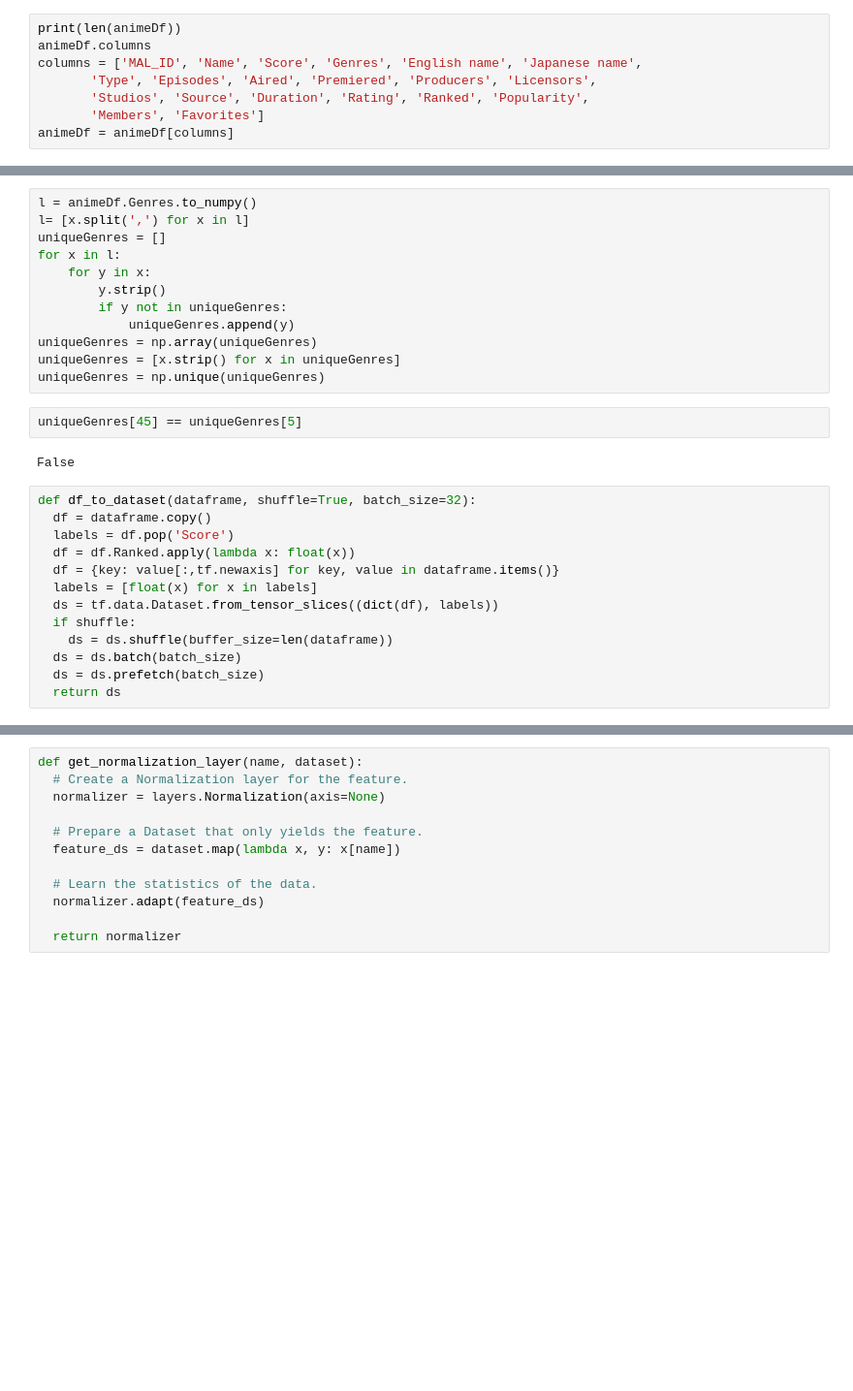
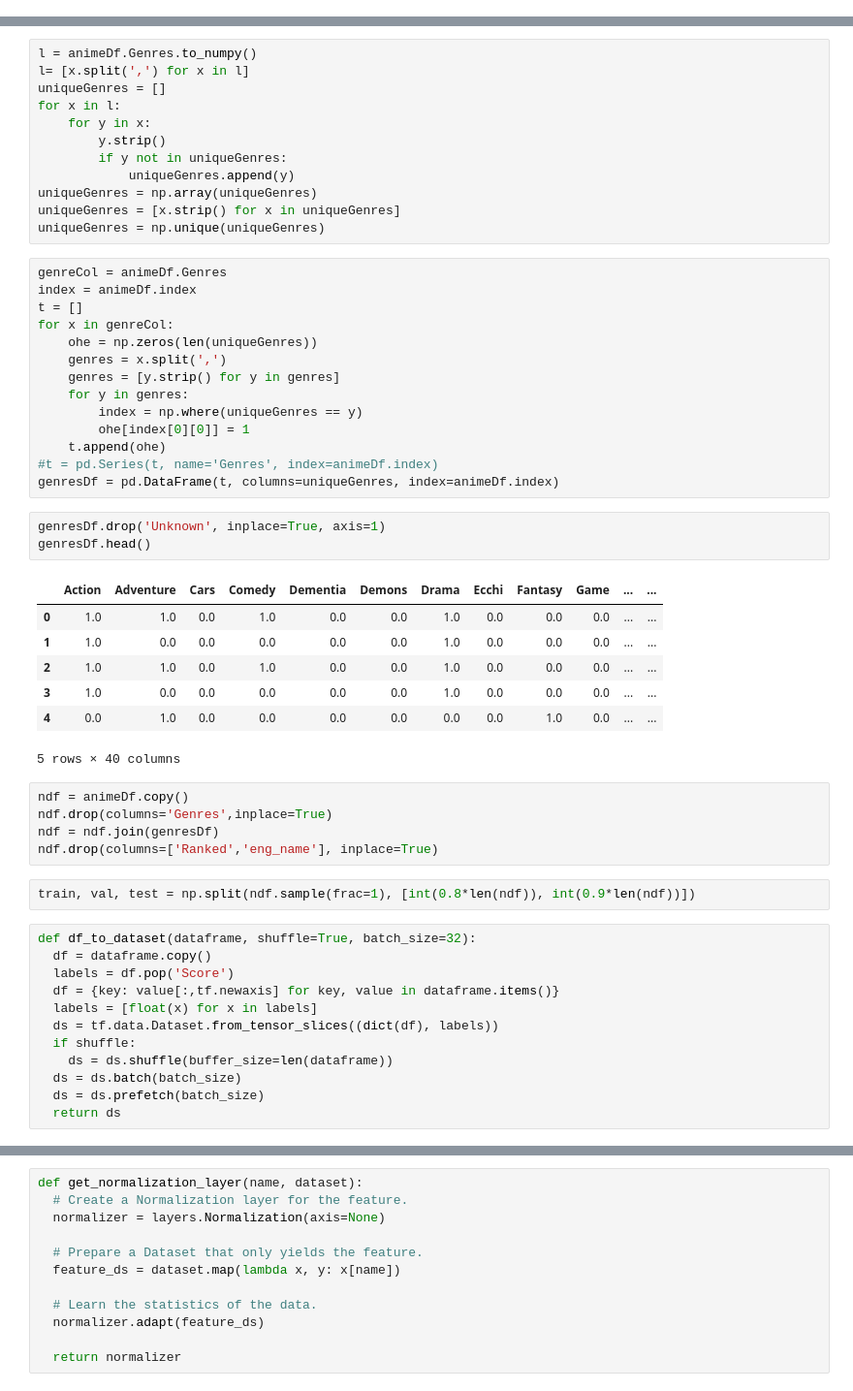
Before and after one commit to CalebWelch/tensorflow-exercises, a Jupyter notebook: animeAnalysis/predictionsModel.ipynb, the cells around one changed output, grey strips where cells are left out. Shown at 97% size. Cells and saved outputs as stored; diff of their text form; blank space fills up the shorter version.

Commit message:
working on fitting data properly

```diff
--- a/animeAnalysis/predictionsModel.ipynb
+++ b/animeAnalysis/predictionsModel.ipynb
@@ -6,11 +6,3 @@ from tensorflow import keras
 from tensorflow.keras import layers
 # %%
 animeDf = pd.read_csv('anime.csv')
-# %%
-print(len(animeDf))
-animeDf.columns
-columns = ['MAL_ID', 'Name', 'Score', 'Genres', 'English name', 'Japanese name',
-       'Type', 'Episodes', 'Aired', 'Premiered', 'Producers', 'Licensors',
-       'Studios', 'Source', 'Duration', 'Rating', 'Ranked', 'Popularity',
-       'Members', 'Favorites']
-animeDf = animeDf[columns]
@@ -77,15 +51,42 @@ for x in l:
 uniqueGenres = np.array(uniqueGenres)
 uniqueGenres = [x.strip() for x in uniqueGenres]
 uniqueGenres = np.unique(uniqueGenres)
-# %%
-uniqueGenres[45] == uniqueGenres[5]
-# %% [output]
-False
+# %%
+genreCol = animeDf.Genres
+index = animeDf.index
+t = []
+for x in genreCol:
+	ohe = np.zeros(len(uniqueGenres))
+	genres = x.split(',')
+	genres = [y.strip() for y in genres]
+	for y in genres:
+		index = np.where(uniqueGenres == y)
+		ohe[index[0][0]] = 1
+	t.append(ohe)
+#t = pd.Series(t, name='Genres', index=animeDf.index)
+genresDf = pd.DataFrame(t, columns=uniqueGenres, index=animeDf.index)
+# %%
+genresDf.drop('Unknown', inplace=True, axis=1)
+genresDf.head()
+# %% [output]
+|  | Action | Adventure | Cars | Comedy | Dementia | Demons | Drama | Ecchi | Fantasy | Game | ... | ... |
+| 0 | 1.0 | 1.0 | 0.0 | 1.0 | 0.0 | 0.0 | 1.0 | 0.0 | 0.0 | 0.0 | ... | ... |
+| 1 | 1.0 | 0.0 | 0.0 | 0.0 | 0.0 | 0.0 | 1.0 | 0.0 | 0.0 | 0.0 | ... | ... |
+| 2 | 1.0 | 1.0 | 0.0 | 1.0 | 0.0 | 0.0 | 1.0 | 0.0 | 0.0 | 0.0 | ... | ... |
+| 3 | 1.0 | 0.0 | 0.0 | 0.0 | 0.0 | 0.0 | 1.0 | 0.0 | 0.0 | 0.0 | ... | ... |
+| 4 | 0.0 | 1.0 | 0.0 | 0.0 | 0.0 | 0.0 | 0.0 | 0.0 | 1.0 | 0.0 | ... | ... |
+5 rows × 40 columns
+# %%
+ndf = animeDf.copy()
+ndf.drop(columns='Genres',inplace=True)
+ndf = ndf.join(genresDf)
+ndf.drop(columns=['Ranked','eng_name'], inplace=True)
+# %%
+train, val, test = np.split(ndf.sample(frac=1), [int(0.8*len(ndf)), int(0.9*len(ndf))])
 # %%
 def df_to_dataset(dataframe, shuffle=True, batch_size=32):
   df = dataframe.copy()
   labels = df.pop('Score')
-  df = df.Ranked.apply(lambda x: float(x))
   df = {key: value[:,tf.newaxis] for key, value in dataframe.items()}
   labels = [float(x) for x in labels]
   ds = tf.data.Dataset.from_tensor_slices((dict(df), labels))
```
Also changed, not shown: parts of 19 cells of this notebook.
